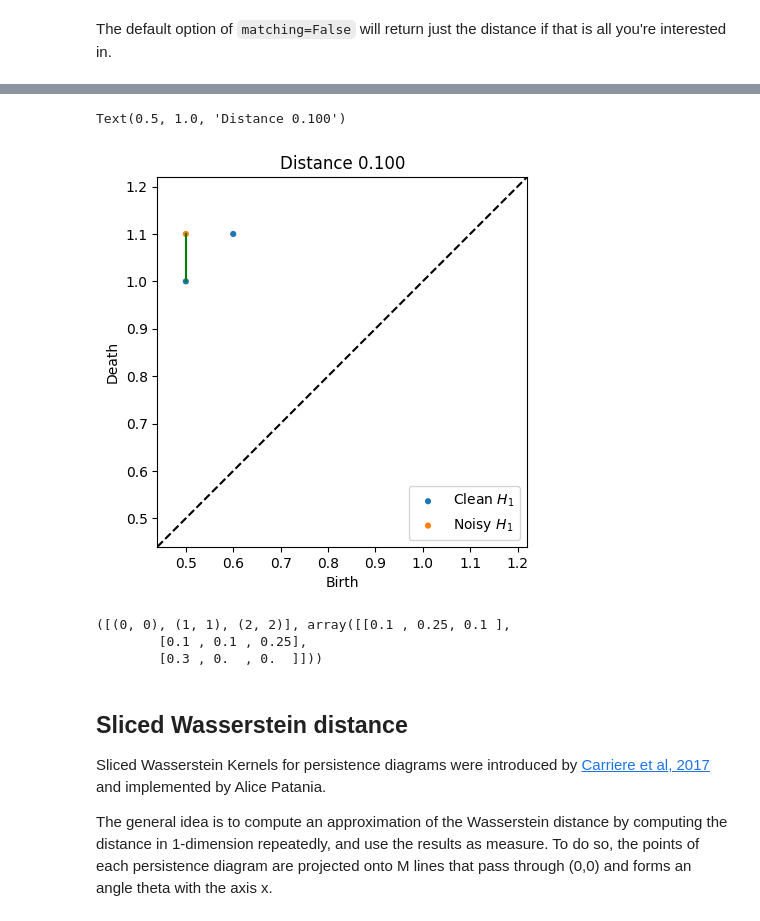
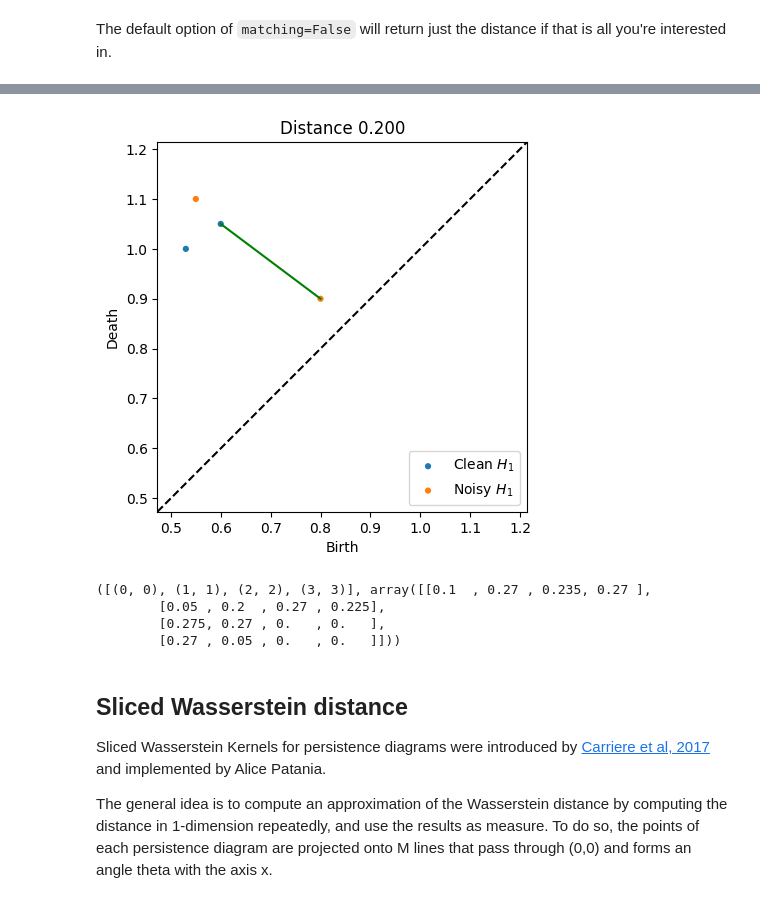
Before and after one commit to scikit-tda/persim, a Jupyter notebook: docs/notebooks/distances.ipynb, the cells around one changed output, grey strips where cells are left out. Drawn from its saved outputs; the diff is of its cells as text; code cells hidden in the pictures.

```diff
--- a/docs/notebooks/distances.ipynb
+++ b/docs/notebooks/distances.ipynb
@@ -49,30 +51,31 @@ persim.bottleneck(dgm_clean, dgm_noisy)
 # %%
 dgm1 = np.array([
-    [0.5, 1],
-    [0.6, 1.1]
+    [0.53, 1],
+    [0.6, 1.05]
 ])
 dgm2 = np.array([
-    [0.5, 1.1],
-#     [0.7,0.8]
+    [0.55, 1.1],
+    [0.8,0.9]
 ])
 
 d, (matching, D) = persim.bottleneck(
     dgm1,
     dgm2,
     matching=True
 )
 
 persim.plot.bottleneck_matching(dgm1, dgm2, matching, D, labels=['Clean $H_1$', 'Noisy $H_1$'])
-plt.title(f"Distance {d:.3f}")
+plt.title("Distance {:.3f}".format(d))
+plt.show()
 # %% [output]
-Text(0.5, 1.0, 'Distance 0.100')
-[figure, old version]
+[figure, new version]
 # %%
 matching, D
 # %% [output]
-([(0, 0), (1, 1), (2, 2)], array([[0.1 , 0.25, 0.1 ],
-        [0.1 , 0.1 , 0.25],
-        [0.3 , 0.  , 0.  ]]))
+([(0, 0), (1, 1), (2, 2), (3, 3)], array([[0.1  , 0.27 , 0.235, 0.27 ],
+        [0.05 , 0.2  , 0.27 , 0.225],
+        [0.275, 0.27 , 0.   , 0.   ],
+        [0.27 , 0.05 , 0.   , 0.   ]]))
 # %% [markdown]
 ## Sliced Wasserstein distance
 
```
Also changed, not shown: parts of 18 cells of this notebook.
